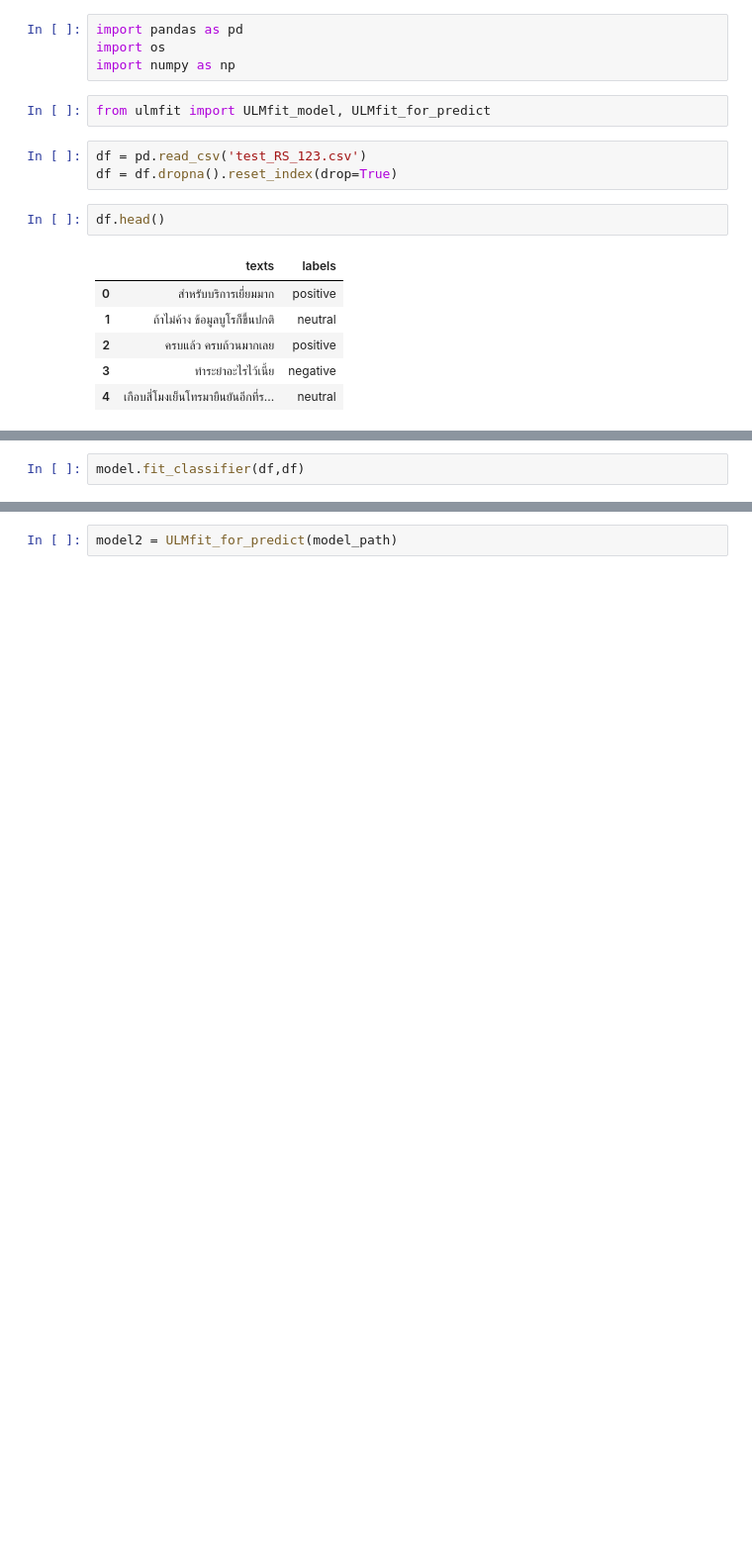
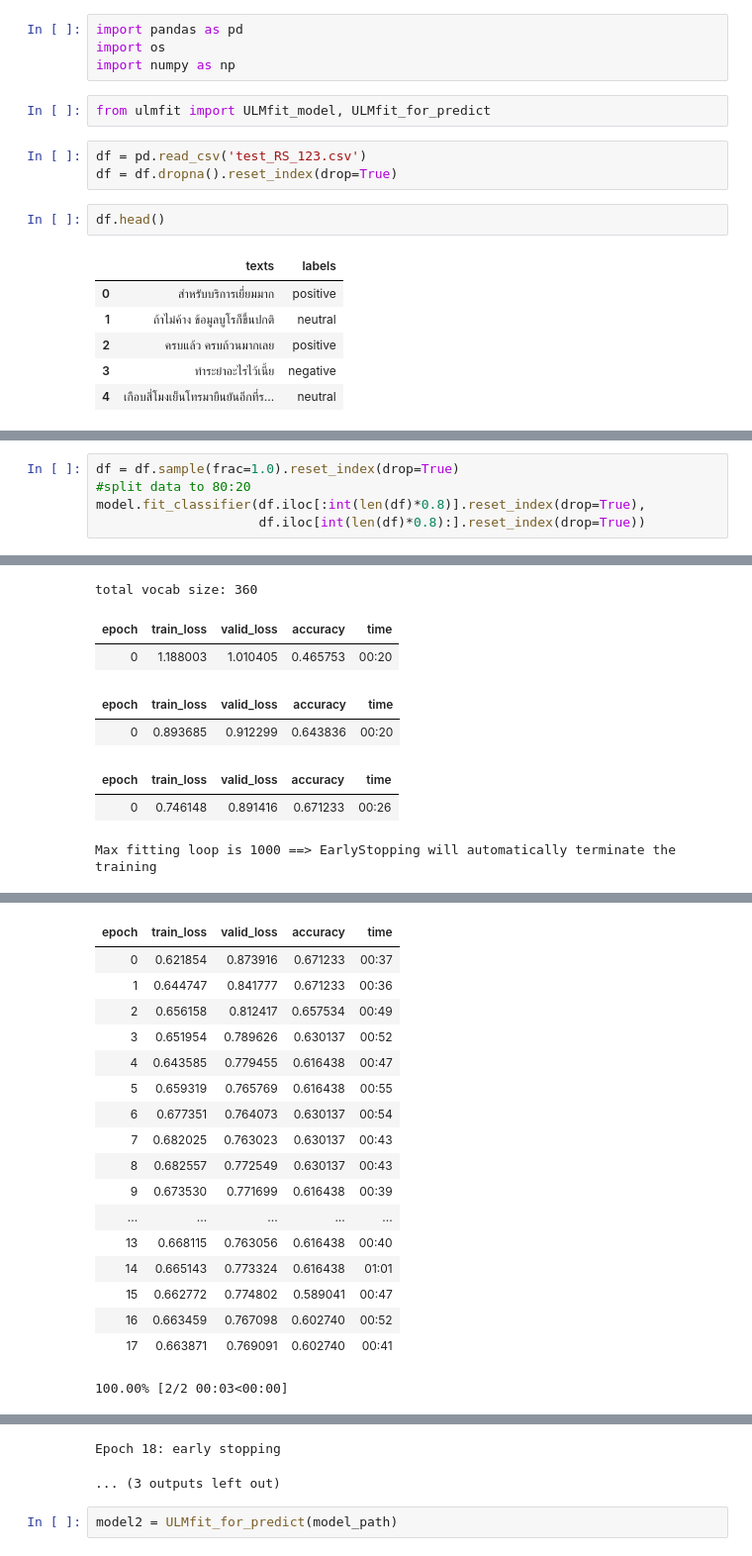
Before and after one commit to Kamin-At/Thai_NLP, a Jupyter notebook: ULMfit module guide.ipynb, the cells around one changed output, grey strips where cells are left out. Shown: that part at 99% size. Drawn from its saved outputs; the diff is of its cells as text; blank space fills up the shorter version.

```diff
--- a/ULMfit module guide.ipynb
+++ b/ULMfit module guide.ipynb
@@ -38,2 +27,0 @@ Better model found at epoch 2 with accuracy value: 0.33869048953056335.
-# %%
-model.fit_classifier(df,df)
@@ -60,0 +62,6 @@ Weighted avg f1-score: 0.8157414805328324, Unweighted avf f1-score: 0.8321279272
+# %%
+df = df.sample(frac=1.0).reset_index(drop=True)
+#split data to 80:20
+model.fit_classifier(df.iloc[:int(len(df)*0.8)].reset_index(drop=True),
+                     df.iloc[int(len(df)*0.8):].reset_index(drop=True))
+# %% [output]
@@ -60,0 +70,8 @@ Weighted avg f1-score: 0.8157414805328324, Unweighted avf f1-score: 0.8321279272
+total vocab size: 360
+| epoch | train_loss | valid_loss | accuracy | time |
+| 0 | 1.188003 | 1.010405 | 0.465753 | 00:20 |
+| epoch | train_loss | valid_loss | accuracy | time |
+| 0 | 0.893685 | 0.912299 | 0.643836 | 00:20 |
+| epoch | train_loss | valid_loss | accuracy | time |
+| 0 | 0.746148 | 0.891416 | 0.671233 | 00:26 |
+Max fitting loop is 1000 ==> EarlyStopping will automatically terminate the training
@@ -60,0 +79,18 @@ Weighted avg f1-score: 0.8157414805328324, Unweighted avf f1-score: 0.8321279272
+| epoch | train_loss | valid_loss | accuracy | time |
+| 0 | 0.621854 | 0.873916 | 0.671233 | 00:37 |
+| 1 | 0.644747 | 0.841777 | 0.671233 | 00:36 |
+| 2 | 0.656158 | 0.812417 | 0.657534 | 00:49 |
+| 3 | 0.651954 | 0.789626 | 0.630137 | 00:52 |
+| 4 | 0.643585 | 0.779455 | 0.616438 | 00:47 |
+| 5 | 0.659319 | 0.765769 | 0.616438 | 00:55 |
+| 6 | 0.677351 | 0.764073 | 0.630137 | 00:54 |
+| 7 | 0.682025 | 0.763023 | 0.630137 | 00:43 |
+| 8 | 0.682557 | 0.772549 | 0.630137 | 00:43 |
+| 9 | 0.673530 | 0.771699 | 0.616438 | 00:39 |
+| ... | ... | ... | ... | ... |
+| 13 | 0.668115 | 0.763056 | 0.616438 | 00:40 |
+| 14 | 0.665143 | 0.773324 | 0.616438 | 01:01 |
+| 15 | 0.662772 | 0.774802 | 0.589041 | 00:47 |
+| 16 | 0.663459 | 0.767098 | 0.602740 | 00:52 |
+| 17 | 0.663871 | 0.769091 | 0.602740 | 00:41 |
+100.00% [2/2 00:03<00:00]
@@ -61,3 +98,5 @@ Weighted avg f1-score: 0.8157414805328324, Unweighted avf f1-score: 0.8321279272
+Epoch 18: early stopping
+... (3 outputs left out)
 # %%
 model2 = ULMfit_for_predict(model_path)
 # %% [output]
```
Also changed, not shown: parts of 9 cells of this notebook, 1 other file.
